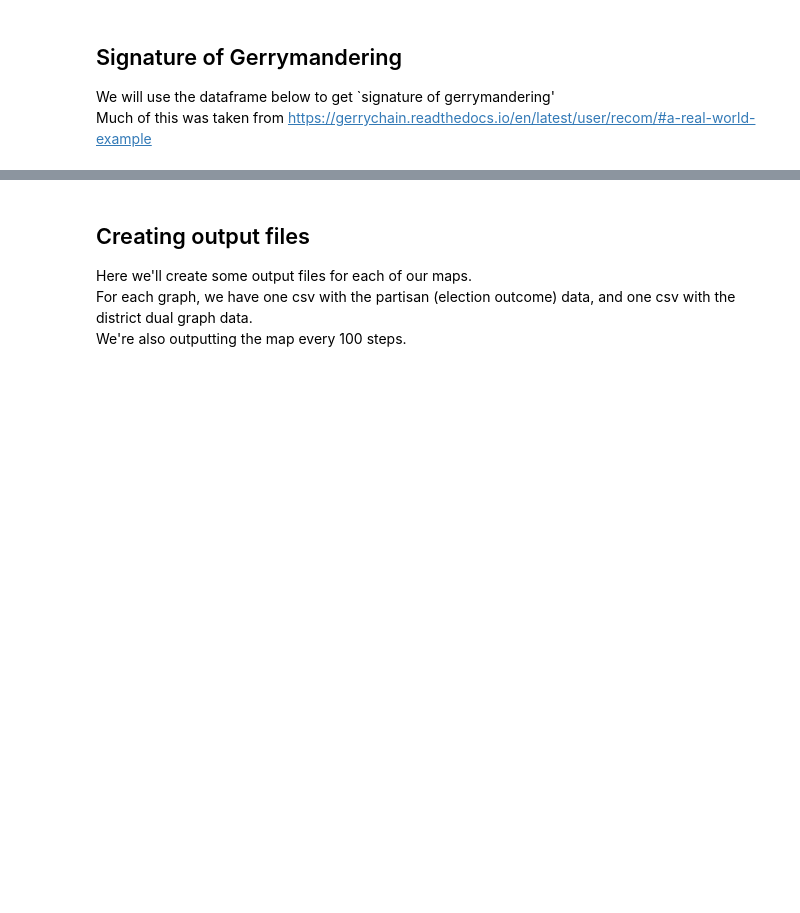
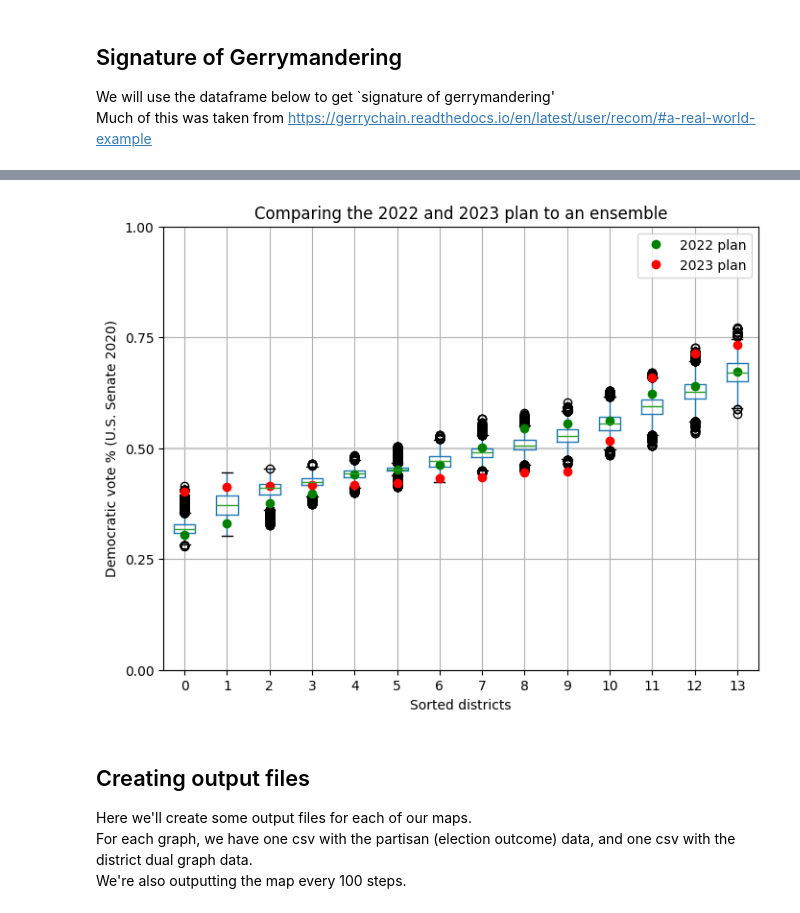
Before and after one commit to Qianru69/NC-Map-analysis, a Jupyter notebook: NC_recom.ipynb, the cells around one changed output, grey strips where cells are left out. Cells and saved outputs as stored; diff of their text form; code cells hidden in the pictures; blank space fills up the shorter version.

```diff
--- a/NC_recom.ipynb
+++ b/NC_recom.ipynb
@@ -134,3 +144,33 @@ plt.show()
+# %%
+data = pd.DataFrame(
+    sorted(partition["G20USS"].percents("Democratic"))
+    for partition in chain.with_progress_bar()
+)
+data_23 = pd.DataFrame(sorted(initial_partition_23["G20USS"].percents("Democratic")))
+# %%
+fig, ax = plt.subplots(figsize=(8, 6))
+
+# Draw 50% line
+ax.axhline(0.5, color="#cccccc")
+
+# Draw boxplot
+data.boxplot(ax=ax, positions=range(len(data.columns)))
+
+# Draw initial plan's Democratic vote %s (.iloc[0] gives the first row, which corresponds to the initial plan)
+plt.plot(data.iloc[0], "o", color='green', label='2022 plan')
+plt.plot(data_23, "ro", label='2023 plan')
+plt.legend()
+
+# Annotate
+ax.set_title("Comparing the 2022 and 2023 plan to an ensemble")
+ax.set_ylabel("Democratic vote % (U.S. Senate 2020)")
+ax.set_xlabel("Sorted districts")
+ax.set_ylim(0, 1)
+ax.set_yticks([0, 0.25, 0.5, 0.75, 1])
+
+plt.show()
+# %% [output]
+[figure, added]
 # %% [markdown]
 ## Creating output files
 
```
Also changed, not shown: parts of 8 cells of this notebook, 2 other files.
